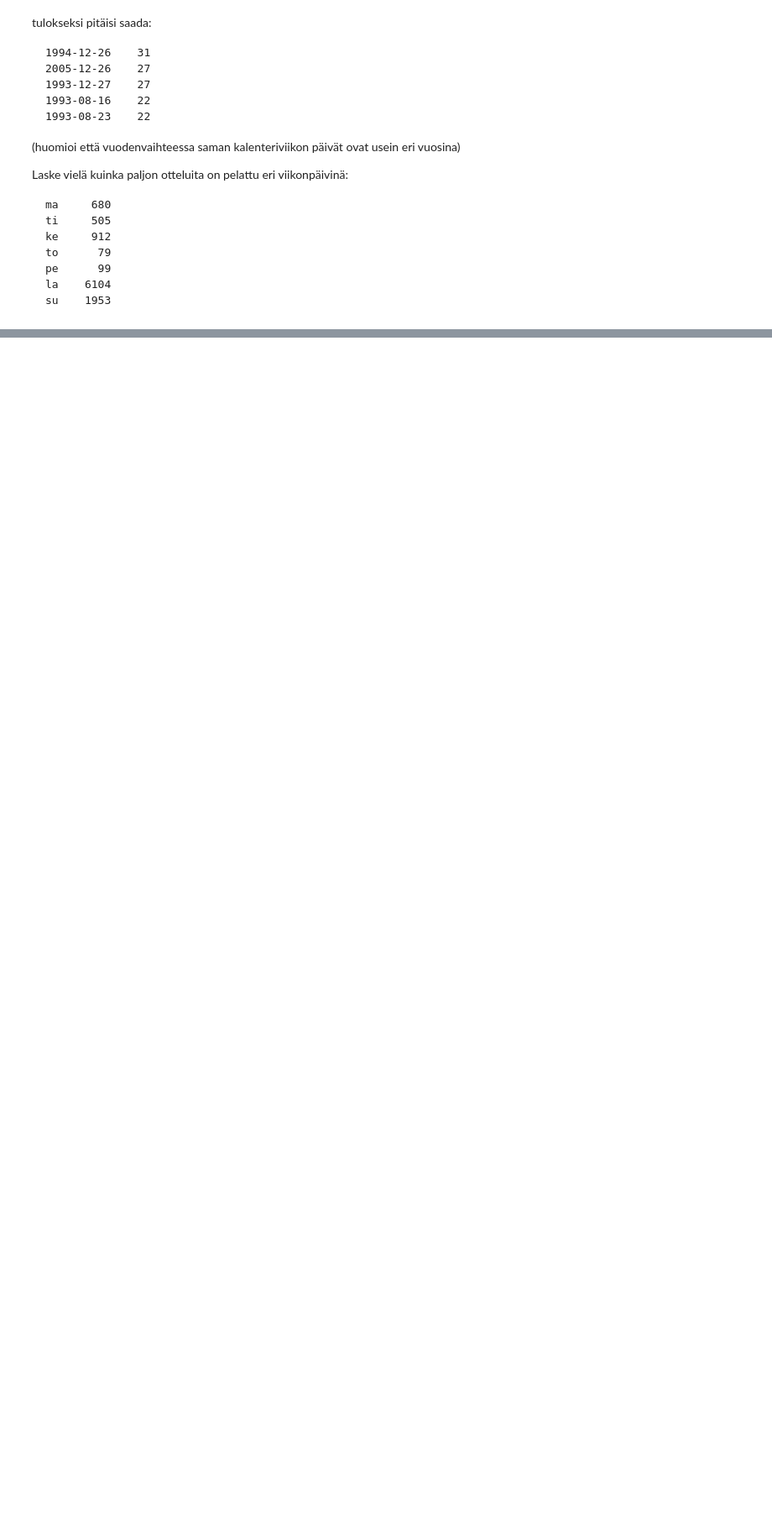
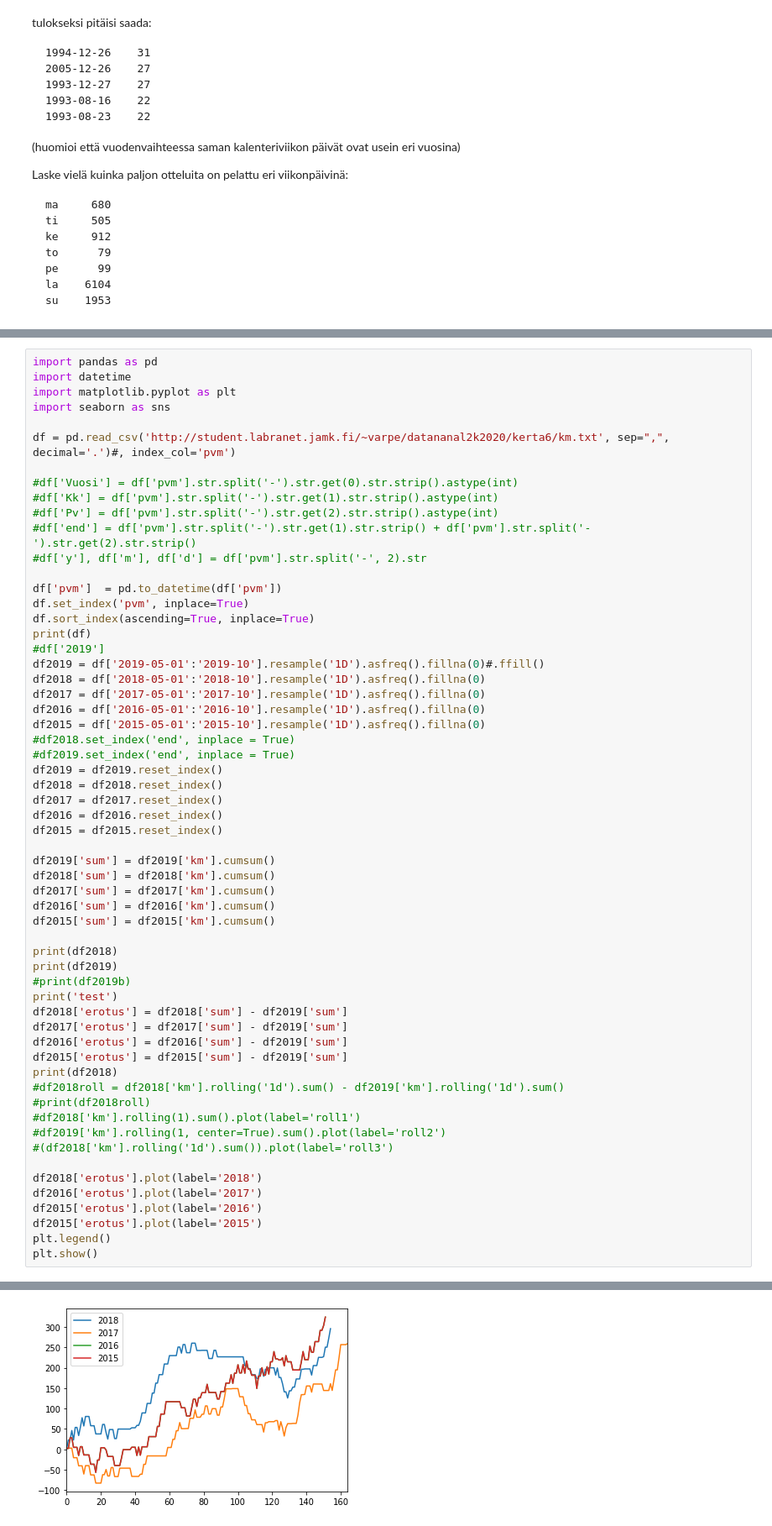
Before and after one commit to TapaniAlastalo/data_analytics, a Jupyter notebook: tehtävät/tapani_alastalo_teh6.ipynb, the cells around one changed output, grey strips where cells are left out. Shown at 84% size. Cells and saved outputs as stored; diff of their text form; blank space fills up the shorter version.

```diff
--- a/tehtävät/tapani_alastalo_teh6.ipynb
+++ b/tehtävät/tapani_alastalo_teh6.ipynb
@@ -92,3 +219,63 @@ Lue tiedosto ja laske jokaiselle päivälle toukokuun alusta lokakuun loppuun ku
 
 Malli:
 ![malli4](http://student.labranet.jamk.fi/~varpe/datananal2k2020/kerta6/malli4.png)
+# %%
+import pandas as pd
+import datetime
+import matplotlib.pyplot as plt
+import seaborn as sns
+
+df = pd.read_csv('http://student.labranet.jamk.fi/~varpe/datananal2k2020/kerta6/km.txt', sep=",", decimal='.')#, index_col='pvm')
+
+#df['Vuosi'] = df['pvm'].str.split('-').str.get(0).str.strip().astype(int)
+#df['Kk'] = df['pvm'].str.split('-').str.get(1).str.strip().astype(int)
+#df['Pv'] = df['pvm'].str.split('-').str.get(2).str.strip().astype(int)
+#df['end'] = df['pvm'].str.split('-').str.get(1).str.strip() + df['pvm'].str.split('-').str.get(2).str.strip()
+#df['y'], df['m'], df['d'] = df['pvm'].str.split('-', 2).str
+
+df['pvm']  = pd.to_datetime(df['pvm'])
+df.set_index('pvm', inplace=True)
+df.sort_index(ascending=True, inplace=True)
+print(df)
+#df['2019']
+df2019 = df['2019-05-01':'2019-10'].resample('1D').asfreq().fillna(0)#.ffill()
+df2018 = df['2018-05-01':'2018-10'].resample('1D').asfreq().fillna(0)
+df2017 = df['2017-05-01':'2017-10'].resample('1D').asfreq().fillna(0)
+df2016 = df['2016-05-01':'2016-10'].resample('1D').asfreq().fillna(0)
+df2015 = df['2015-05-01':'2015-10'].resample('1D').asfreq().fillna(0)
+#df2018.set_index('end', inplace = True)
+#df2019.set_index('end', inplace = True)
+df2019 = df2019.reset_index()
+df2018 = df2018.reset_index()
+df2017 = df2017.reset_index()
+df2016 = df2016.reset_index()
+df2015 = df2015.reset_index()
+
+df2019['sum'] = df2019['km'].cumsum()
+df2018['sum'] = df2018['km'].cumsum()
+df2017['sum'] = df2017['km'].cumsum()
+df2016['sum'] = df2016['km'].cumsum()
+df2015['sum'] = df2015['km'].cumsum()
+
+print(df2018)
+print(df2019)
+#print(df2019b)
+print('test')
+df2018['erotus'] = df2018['sum'] - df2019['sum']
+df2017['erotus'] = df2017['sum'] - df2019['sum']
+df2016['erotus'] = df2016['sum'] - df2019['sum']
+df2015['erotus'] = df2015['sum'] - df2019['sum']
+print(df2018)
+#df2018roll = df2018['km'].rolling('1d').sum() - df2019['km'].rolling('1d').sum()
+#print(df2018roll)
+#df2018['km'].rolling(1).sum().plot(label='roll1')
+#df2019['km'].rolling(1, center=True).sum().plot(label='roll2')
+#(df2018['km'].rolling('1d').sum()).plot(label='roll3')
+
+df2018['erotus'].plot(label='2018')
+df2016['erotus'].plot(label='2017')
+df2015['erotus'].plot(label='2016')
+df2015['erotus'].plot(label='2015')
+plt.legend()
+plt.show()
+# %% [output]
@@ -95,3 +299,4 @@ Malli:
+[figure, added]
 # %% [markdown]
 ## 5. access.log
 Tiedostossa http://student.labranet.jamk.fi/~varpe/datananal2k2020/kerta6/accesslog.zip on eräästä access.log-tiedostosta poimittuja tietoja (ip-osoite, aika ja eventid).
```
Also changed, not shown: parts of 5 cells of this notebook, 4 other files.
